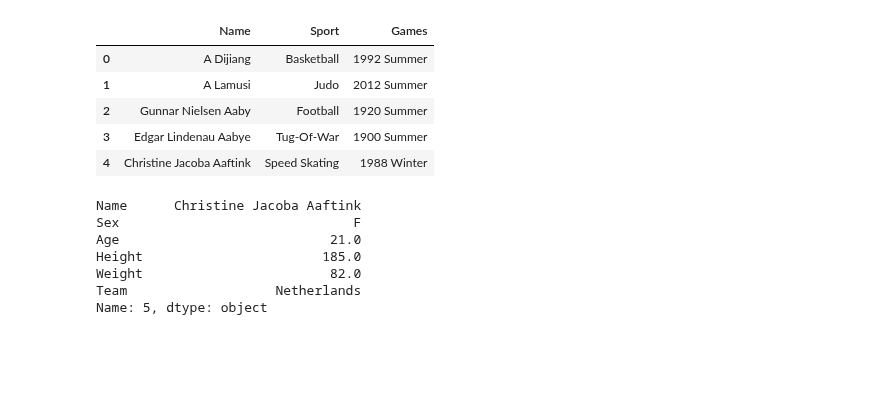
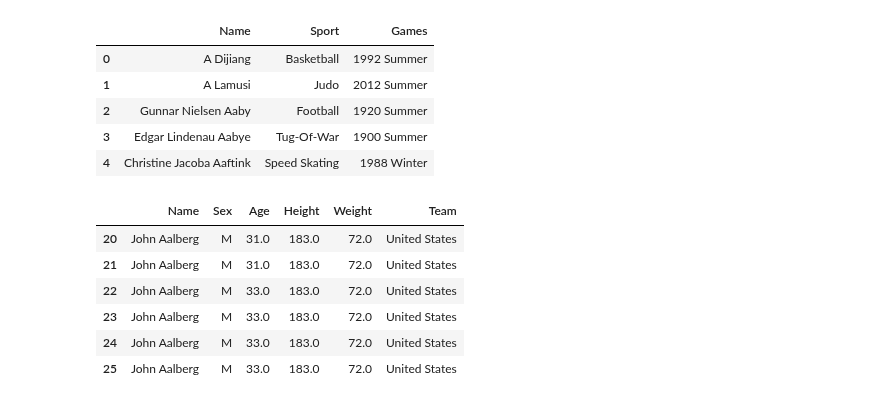
Before and after one commit to oscardbocanegra/udemy, a Jupyter notebook: analisis_datos/manipulacion_dataframes.ipynb, the cells around one changed output. Saved outputs shown, nothing was run; the diff lists cells and outputs as text; code cells hidden in the pictures; blank space fills up the shorter version.

Commit message:
updating manipulacion de dataframes

```diff
--- a/analisis_datos/manipulacion_dataframes.ipynb
+++ b/analisis_datos/manipulacion_dataframes.ipynb
@@ -350,12 +350,12 @@ olympics.get(['Name', 'Sport', 'Games']).head()
 | 3 | Edgar Lindenau Aabye | Tug-Of-War | 1900 Summer |
 | 4 | Christine Jacoba Aaftink | Speed Skating | 1988 Winter |
 # %%
-olympics.loc[5, 'Name':'Team']
+olympics.loc[20:25, 'Name':'Team']
 # %% [output]
-Name      Christine Jacoba Aaftink
-Sex                              F
-Age                           21.0
-Height                       185.0
-Weight                        82.0
-Team                   Netherlands
-Name: 5, dtype: object
+|  | Name | Sex | Age | Height | Weight | Team |
+| 20 | John Aalberg | M | 31.0 | 183.0 | 72.0 | United States |
+| 21 | John Aalberg | M | 31.0 | 183.0 | 72.0 | United States |
+| 22 | John Aalberg | M | 33.0 | 183.0 | 72.0 | United States |
+| 23 | John Aalberg | M | 33.0 | 183.0 | 72.0 | United States |
+| 24 | John Aalberg | M | 33.0 | 183.0 | 72.0 | United States |
+| 25 | John Aalberg | M | 33.0 | 183.0 | 72.0 | United States |
```
